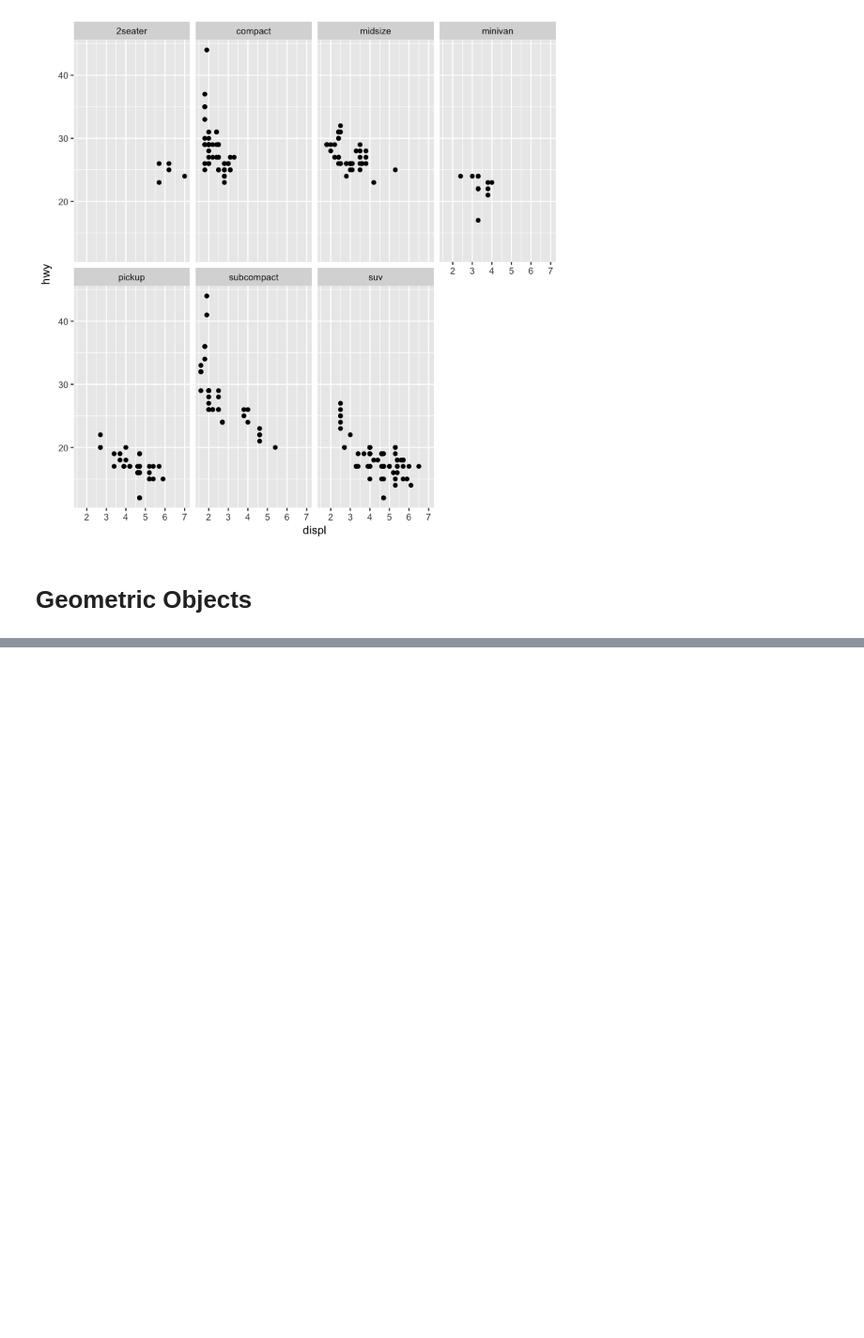
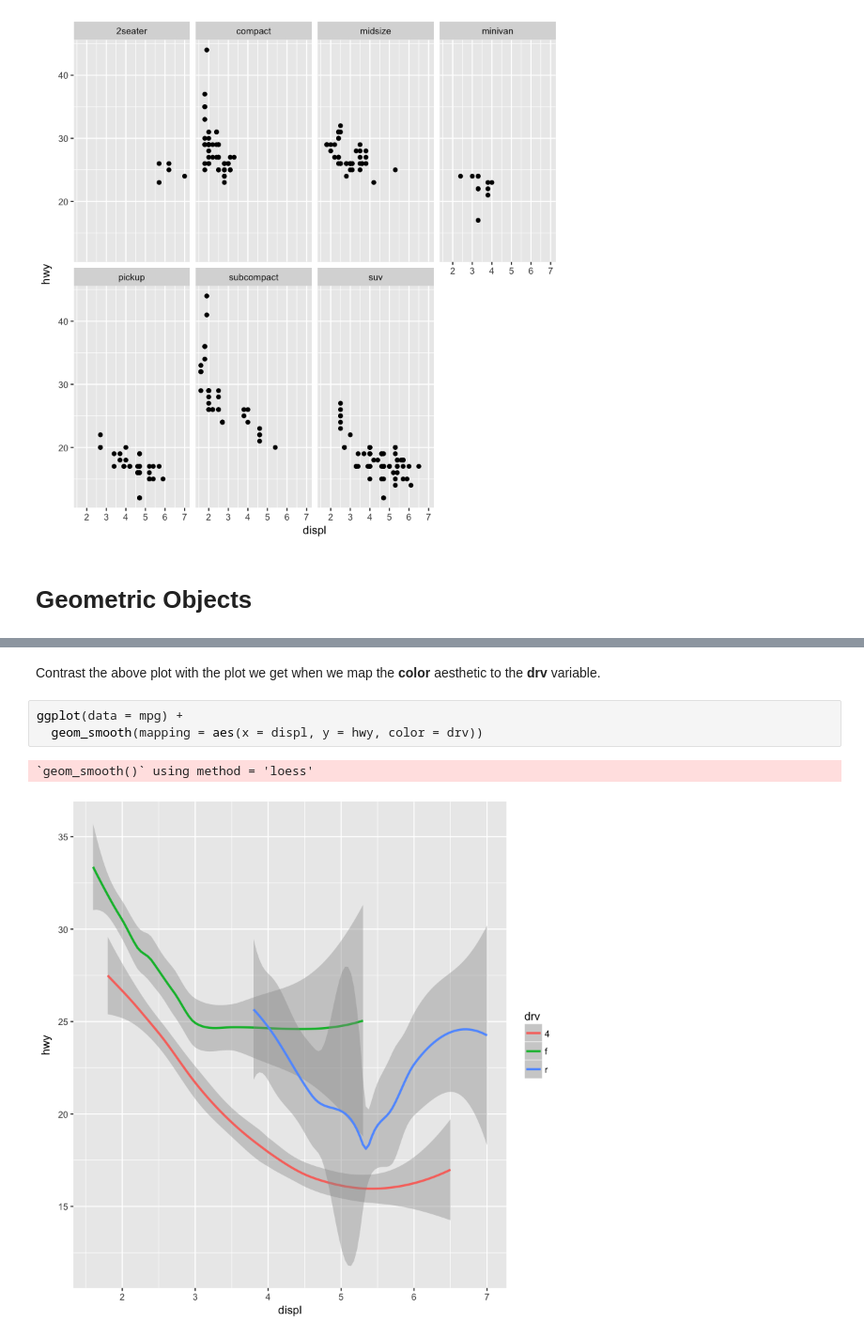
Before and after one commit to ambujtewari/stats306-fall2017, a Jupyter notebook: Lecture01.ipynb, the cells around one changed output, grey strips where cells are left out. Shown at 94% size. Cells and saved outputs as stored; diff of their text form; blank space fills up the shorter version.

```diff
--- a/Lecture01.ipynb
+++ b/Lecture01.ipynb
@@ -182,0 +242,8 @@ ggplot(data = mpg) +
+# %% [markdown]
+Contrast the above plot with the plot we get when we map the **color** aesthetic to the **drv** variable.
+# %%
+ggplot(data = mpg) +
+  geom_smooth(mapping = aes(x = displ, y = hwy, color = drv))
+# %% [output]
+`geom_smooth()` using method = 'loess'
+[figure, added]
```
Also changed, not shown: parts of 18 cells of this notebook.
